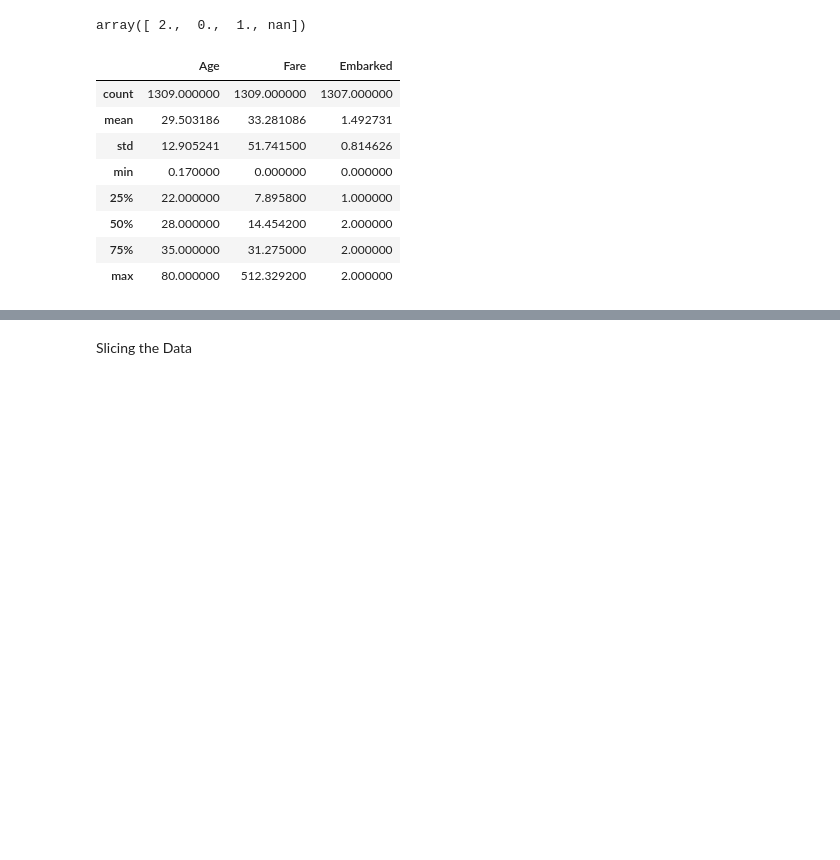
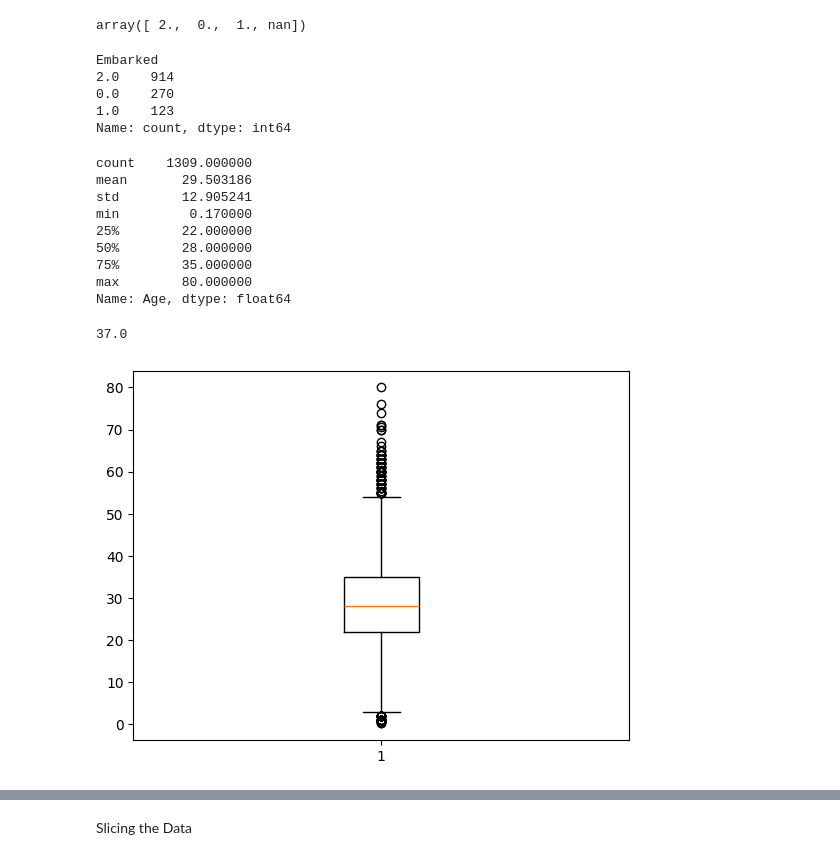
Before and after one commit to iadel93/DEBI_Python, a Jupyter notebook: DataAnalysis/Pandas.ipynb, the cells around one changed output, grey strips where cells are left out. Saved outputs shown, nothing was run; the diff lists cells and outputs as text; code cells hidden in the pictures; blank space fills up the shorter version.

Commit message:
Adding Datavisualization using matplot

```diff
--- a/DataAnalysis/Pandas.ipynb
+++ b/DataAnalysis/Pandas.ipynb
@@ -38,16 +36,36 @@ memory usage: 286.5 KB
 data['Embarked'].unique()
 # %% [output]
 array([ 2.,  0.,  1., nan])
+# %%
+data['Embarked'].value_counts()
+# %% [output]
+Embarked
+2.0    914
+0.0    270
+1.0    123
+Name: count, dtype: int64
 # %%
 # data.describe(include='all')
-data.describe(include=['float64'])
+# data.describe(include=['float64'])
+data['Age'].describe()
 # %% [output]
-|  | Age | Fare | Embarked |
-| count | 1309.000000 | 1309.000000 | 1307.000000 |
-| mean | 29.503186 | 33.281086 | 1.492731 |
-| std | 12.905241 | 51.741500 | 0.814626 |
-| min | 0.170000 | 0.000000 | 0.000000 |
-| 25% | 22.000000 | 7.895800 | 1.000000 |
-| 50% | 28.000000 | 14.454200 | 2.000000 |
-| 75% | 35.000000 | 31.275000 | 2.000000 |
-| max | 80.000000 | 512.329200 | 2.000000 |
+count    1309.000000
+mean       29.503186
+std        12.905241
+min         0.170000
+25%        22.000000
+50%        28.000000
+75%        35.000000
+max        80.000000
+Name: Age, dtype: float64
+# %%
+Q1 = (len(data['Age'].sort_values(ascending=True))+1)//data['Age'].sort_values(ascending=True)[3]
+print(Q1)
+# %% [output]
+37.0
+# %%
+from matplotlib import pyplot as plt
+plt.boxplot(data['Age'])
+plt.show()
+# %% [output]
+[figure, added]
```
Also changed, not shown: parts of 22 cells of this notebook, 2 other files.
